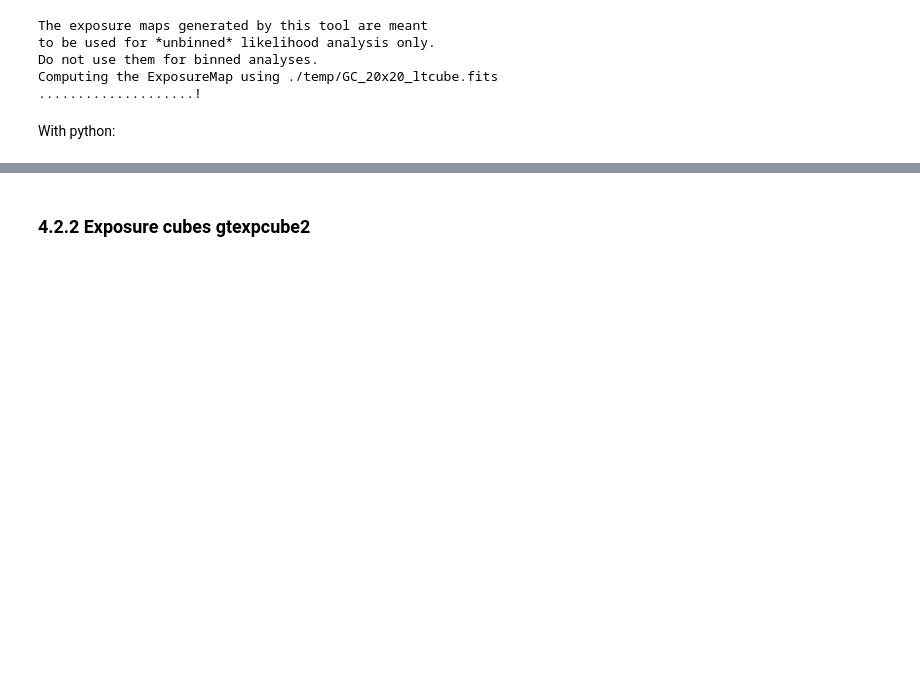
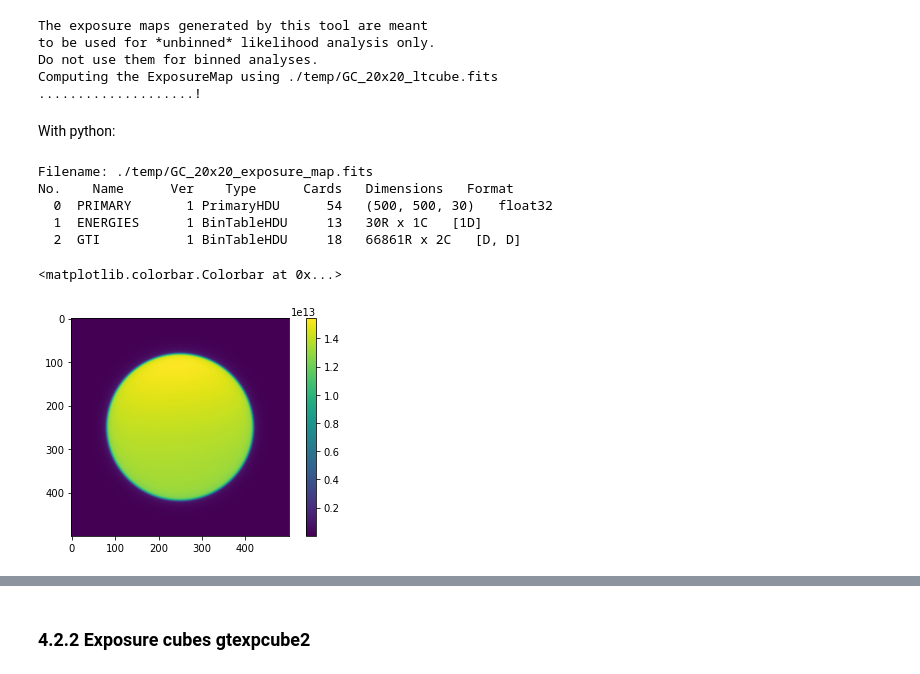
Before and after one commit to sdh0618/Fermi-Analysis, a Jupyter notebook: 1-Data-Selection.ipynb, the cells around one changed output, grey strips where cells are left out. Drawn from its saved outputs; the diff is of its cells as text; code cells hidden in the pictures; blank space fills up the shorter version.

```diff
--- a/1-Data-Selection.ipynb
+++ b/1-Data-Selection.ipynb
@@ -452,0 +463,15 @@ With python:
+# %%
+GC_20x20_exposure_map = fits.open('./temp/GC_20x20_exposure_map.fits')
+GC_20x20_exposure_map.info()
+# %% [output]
+Filename: ./temp/GC_20x20_exposure_map.fits
+No.    Name      Ver    Type      Cards   Dimensions   Format
+  0  PRIMARY       1 PrimaryHDU      54   (500, 500, 30)   float32
+  1  ENERGIES      1 BinTableHDU     13   30R x 1C   [1D]
+  2  GTI           1 BinTableHDU     18   66861R x 2C   [D, D]
+# %%
+plt.imshow(GC_20x20_exposure_map[0].data.sum(axis=0))
+plt.colorbar()
+# %% [output]
+<matplotlib.colorbar.Colorbar at 0x...>
+[figure, added]
```
Also changed, not shown: parts of 16 cells of this notebook.
